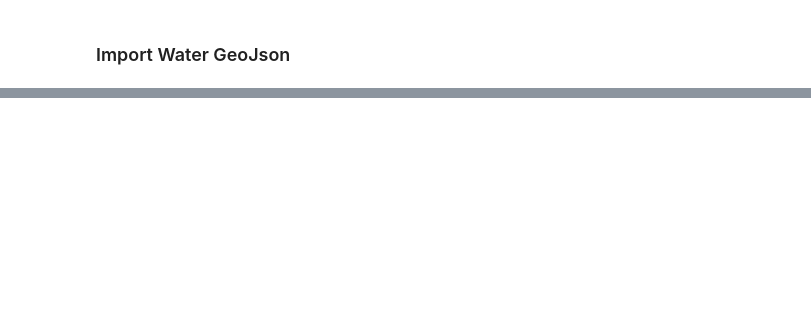
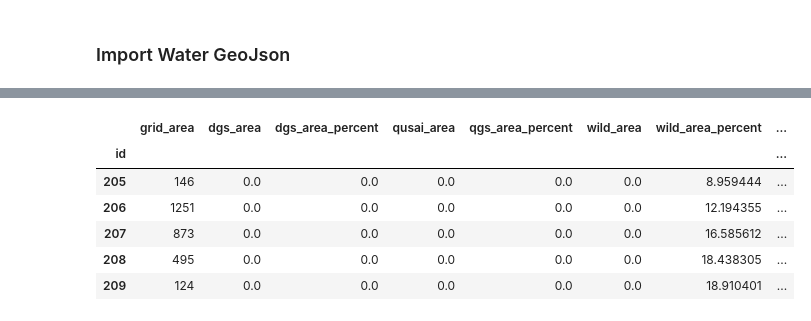
Before and after one commit to schoolofcities/yellowknife, a Jupyter notebook: analysis/Access to Green Space.ipynb, the cells around one changed output, grey strips where cells are left out. Cells and saved outputs as stored; diff of their text form; code cells hidden in the pictures; blank space fills up the shorter version.

```diff
--- a/analysis/Access to Green Space.ipynb
+++ b/analysis/Access to Green Space.ipynb
@@ -206,0 +290,4 @@ water.head()
+# %%
+qgs_area_precent=qgs.loc[:,["id", "qusai_area" ,"green_percentage"]]
+qgs_area_percent =qgs_area_precent.set_index(["id"]).rename(columns={"green_percentage":"qgs_area_percent"})
+qgs_area_percent.head()
@@ -206,0 +302,4 @@ water.head()
+# %%
+wild_area_precent=wild.loc[:,["id", "wild_area","green_percentage"]]
+wild_area_percent=wild_area_precent.set_index(["id"]).rename(columns={"green_percentage":"wild_area_percent"})
+wild_area_percent.head()
@@ -206,0 +314,4 @@ water.head()
+# %%
+water_area_precent=water.loc[:,["id", "water_area","green_percentage"]]
+water_area_percent=water_area_precent.set_index(["id"]).rename(columns={"green_percentage":"water_area_percent"})
+water_area_percent.head()
@@ -206,0 +326,4 @@ water.head()
+# %%
+total_area_precent=total.loc[:,["id", "total_gp_area","green_percentage"]]
+total_area_percent=total_area_precent.set_index(["id"]).rename(columns={"green_percentage":"total_area_percent"})
+total_area_percent.head()
@@ -206,0 +338,13 @@ water.head()
+# %%
+frames = [grid, dgs_area_percent, qgs_area_percent, wild_area_percent, water_area_percent, total_area_percent]
+
+final=pd.concat(frames, axis=1)
+final.head()
+# %% [output]
+|  | grid_area | dgs_area | dgs_area_percent | qusai_area | qgs_area_percent | wild_area | wild_area_percent | ... |
+| id |  |  |  |  |  |  |  | ... |
+| 205 | 146 | 0.0 | 0.0 | 0.0 | 0.0 | 0.0 | 8.959444 | ... |
+| 206 | 1251 | 0.0 | 0.0 | 0.0 | 0.0 | 0.0 | 12.194355 | ... |
+| 207 | 873 | 0.0 | 0.0 | 0.0 | 0.0 | 0.0 | 16.585612 | ... |
+| 208 | 495 | 0.0 | 0.0 | 0.0 | 0.0 | 0.0 | 18.438305 | ... |
+| 209 | 124 | 0.0 | 0.0 | 0.0 | 0.0 | 0.0 | 18.910401 | ... |
```
Also changed, not shown: parts of 15 cells of this notebook, 3 other files.
